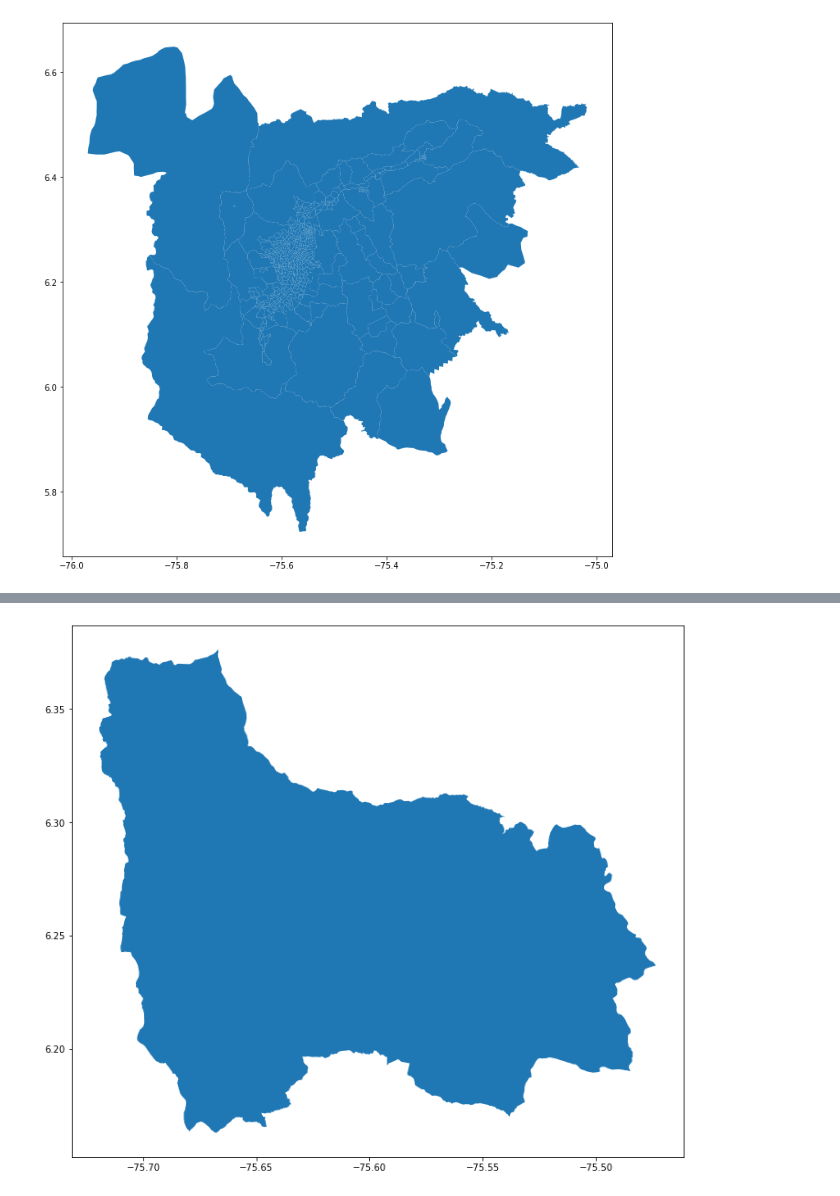
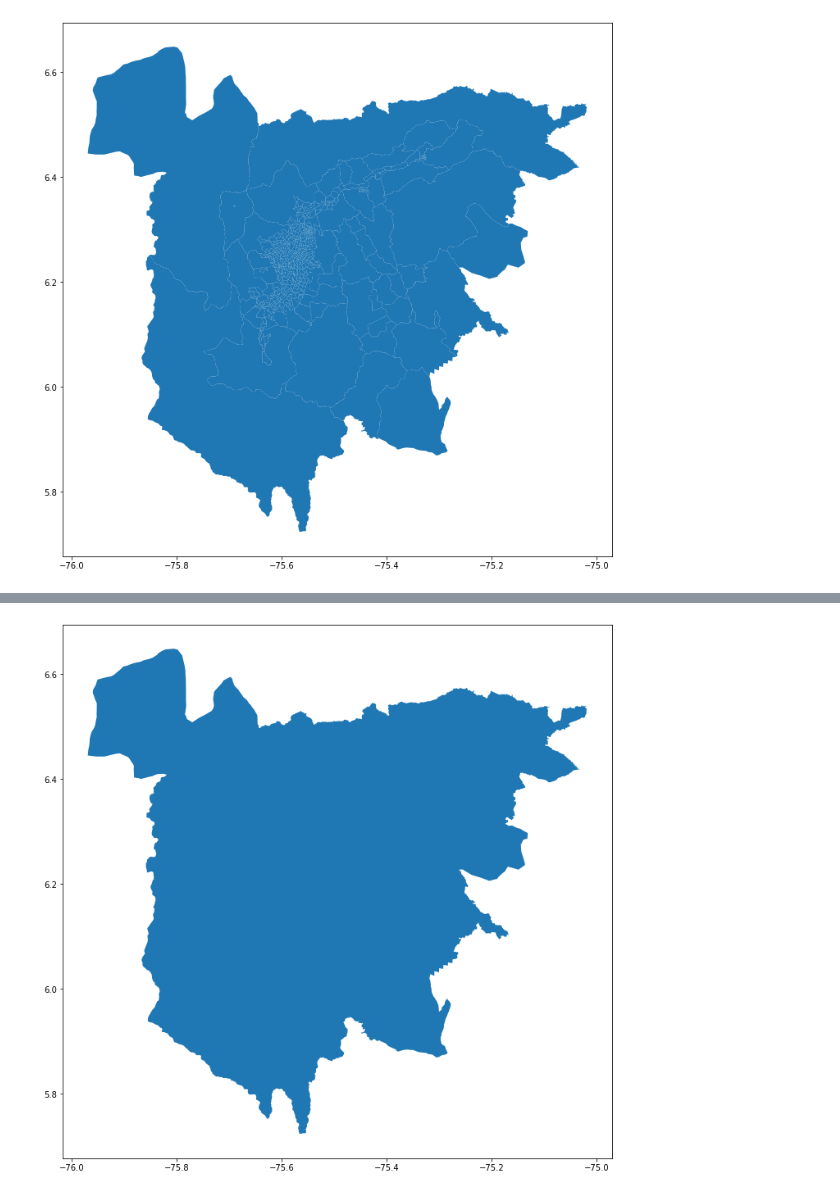
Before and after one commit to juanscr/covid-abms, a Jupyter notebook: covid/area.ipynb, the cells around one changed output, grey strips where cells are left out. Cells and saved outputs as stored; diff of their text form; code cells hidden in the pictures.

```diff
--- a/covid/area.ipynb
+++ b/covid/area.ipynb
@@ -15,16 +15,13 @@ plt.show()
 # %% [output]
 [figure]
 # %%
-# Extraer Medellin
-ids = list(pd.read_csv('eod.csv').to_numpy().transpose()[0, :])
-erased = []
+# Reduce small places
+to_eliminate = []
 for index, row in aburra_valley.iterrows():
-    if int(row['SIT_2017']) not in ids:
-        erased.append(index)
+    if row['geometry'].area < 5.5e-3:
+        to_eliminate.append(index)
 
-medellin = aburra_valley.drop(erased, axis=0)
-medellin.plot(figsize=(12, 12))
+aburra_less = aburra_valley.drop(to_eliminate, axis=0)
+aburra_less.plot(figsize=(12, 12))
 plt.show()
-
-medellin.to_file('maps/medellin.shp', driver='ESRI Shapefile')
 # %% [output]
@@ -39,20 +29,22 @@ medellin_merged = gp.GeoSeries(cascaded_union(polygons))
+# %%
+# Create aburra merged
+aburra_merged = aburra_less.unary_union
 # %%
-# Use cascaded union
-g = [i for i in medellin_merged.geometry]
-x, y = g[0].exterior.coords.xy
+aburra_valley_polygon = list(aburra_merged)[0]
+x, y = aburra_valley_polygon.exterior.coords.xy
 coord = np.dstack((x, y)).tolist()
 
 plotting = False
 if plotting:
     for i in range(len(coord[0]) - 1):
         plt.plot((coord[0][i][0], coord[0][i + 1][0]), (coord[0][i][1], coord[0][i + 1][1]), 'k')
 
     plt.show()
 
-outer_medellin = gp.GeoSeries(Polygon(coord[0]))
-outer_medellin.plot(figsize=(12, 12))
+border_valley = gp.GeoSeries(Polygon(coord[0]))
+border_valley.plot(figsize=(12, 12))
 plt.show()
 
-outer_medellin.to_file('maps/medellin_merged.shp', driver='ESRI Shapefile')
+border_valley.to_file("maps/EOD_border.shp", driver="ESRI Shapefile")
 # %% [output]
-[figure, old version]
+[figure, new version]
```
Also changed, not shown: parts of 2 cells of this notebook.
